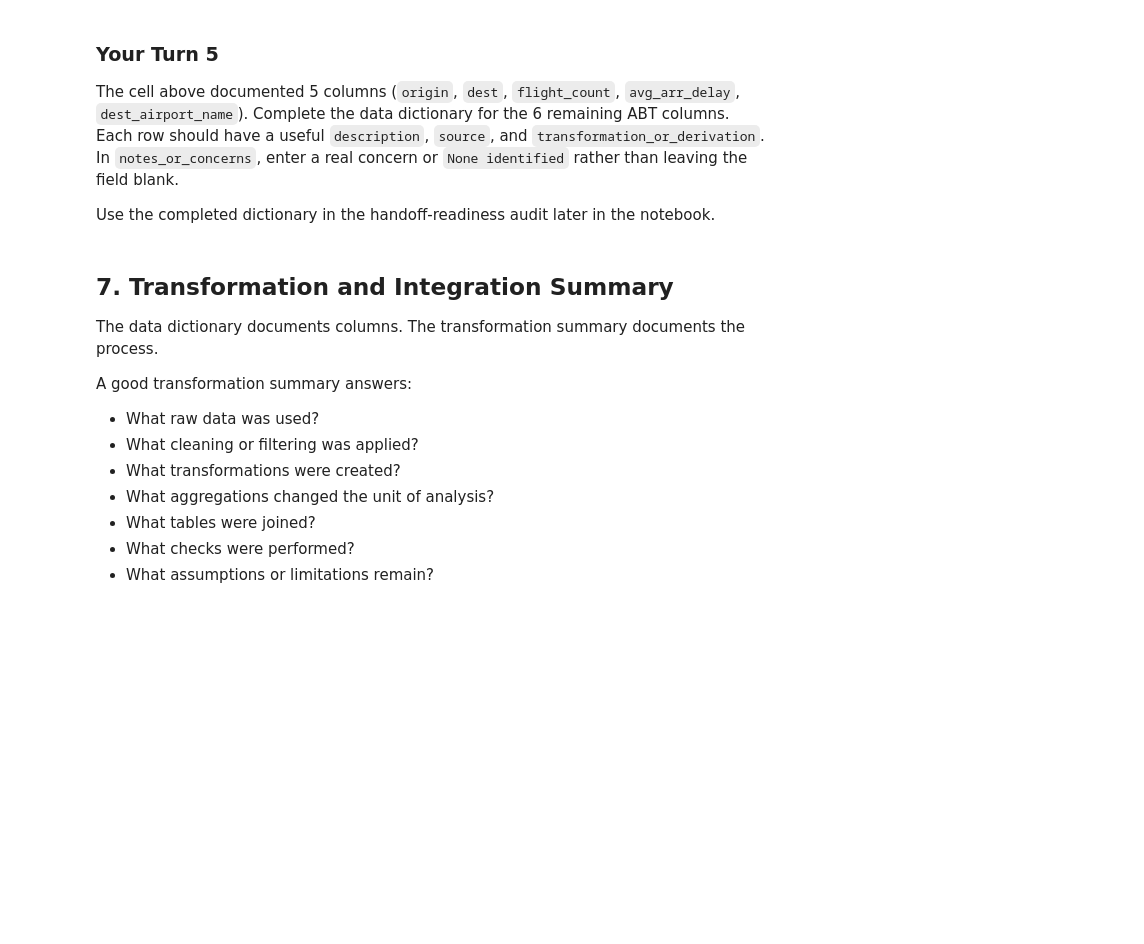
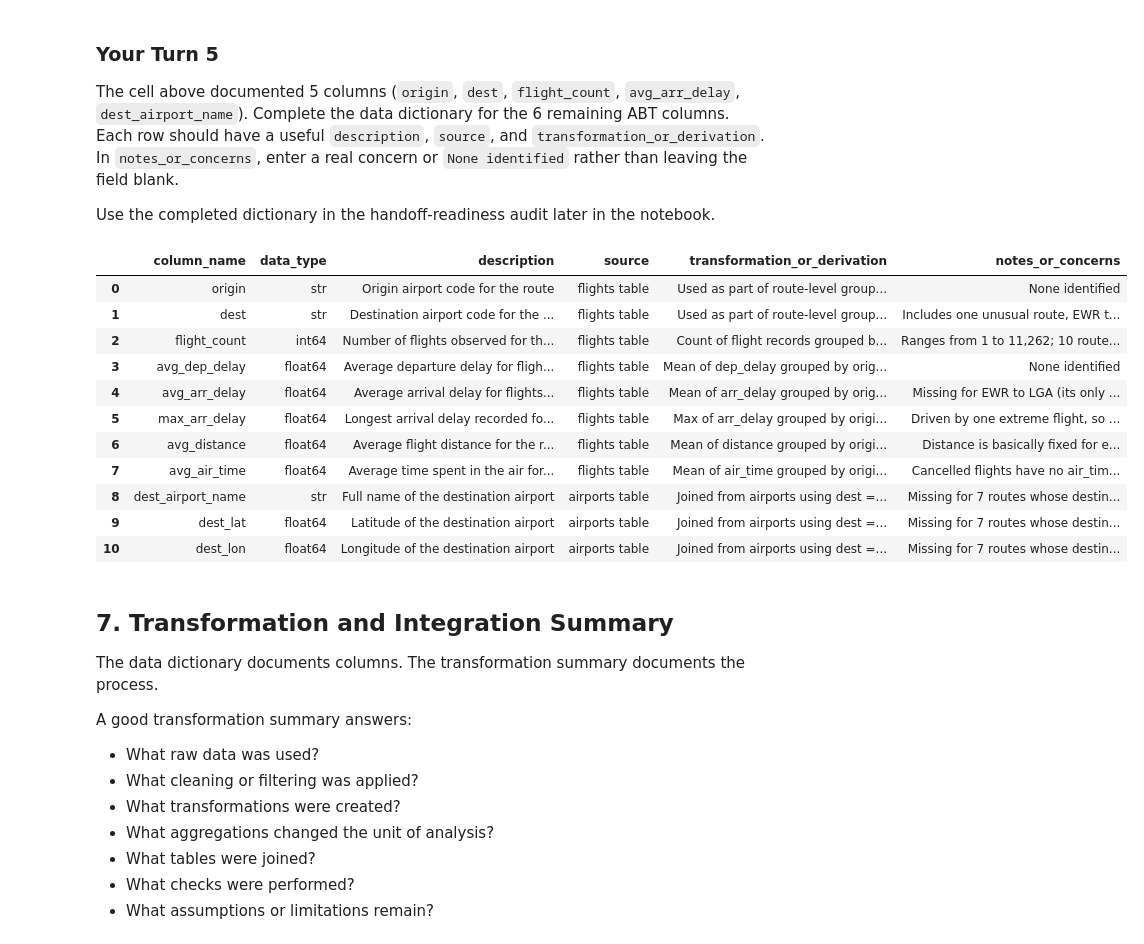
Before and after one commit to gantu2/ban6003-week11-ABT-Documentation-GAntu, a Jupyter notebook: notebooks/module11_abt_documentation_guided_lab.ipynb, the cells around one changed output. Cells and saved outputs as stored; diff of their text form; code cells hidden in the pictures; blank space fills up the shorter version.

```diff
--- a/notebooks/module11_abt_documentation_guided_lab.ipynb
+++ b/notebooks/module11_abt_documentation_guided_lab.ipynb
@@ -404,10 +442,60 @@ Use the completed dictionary in the handoff-readiness audit later in the noteboo
 # %%
 # Your Turn 5 - document every remaining ABT column.
 # Hint: copy this pattern and change the column name and three text values.
 # data_dictionary.loc[
 #     data_dictionary["column_name"] == "column_name_here",
 #     ["description", "source", "transformation_or_derivation", "notes_or_concerns"]
 # ] = ["...", "...", "...", "..."]
+
+
+data_dictionary.loc[
+     data_dictionary["column_name"] == "avg_dep_delay",
+     ["description", "source", "transformation_or_derivation", "notes_or_concerns"]
+ ] = ["Average departure delay for flights on the route, in minutes", "flights table", "Mean of dep_delay grouped by origin and dest", "None identified"]
+
+data_dictionary.loc[
+     data_dictionary["column_name"] == "max_arr_delay",
+     ["description", "source", "transformation_or_derivation", "notes_or_concerns"]
+ ] = ["Longest arrival delay recorded for any single flight on the route, in minutes", "flights table", "Max of arr_delay grouped by origin and dest", "Driven by one extreme flight, so it is sensitive to outliers, less meaningful for routes with very few flights"]
+
+data_dictionary.loc[
+     data_dictionary["column_name"] == "avg_distance",
+     ["description", "source", "transformation_or_derivation", "notes_or_concerns"]
+ ] = ["Average flight distance for the route, in miles", "flights table", "Mean of distance grouped by origin and dest",
+      "Distance is basically fixed for each route, so this is close to the route's actual distance rather than a true average"]
+
+data_dictionary.loc[
+     data_dictionary["column_name"] == "avg_air_time",
+     ["description", "source", "transformation_or_derivation", "notes_or_concerns"]
+ ] = ["Average time spent in the air for flights on the route, in minutes", "flights table", "Mean of air_time grouped by origin and dest",
+      "Cancelled flights have no air_time and are left out of the average; missing for EWR to LGA"]
+
+data_dictionary.loc[
+     data_dictionary["column_name"] == "dest_lat",
+     ["description", "source", "transformation_or_derivation", "notes_or_concerns"]
+ ] = ["Latitude of the destination airport", "airports table", "Joined from airports using dest = faa",
+      "Missing for 7 routes whose destination (BQN, PSE, SJU, STT) is not in the airports table"]
+
+data_dictionary.loc[
+     data_dictionary["column_name"] == "dest_lon",
+     ["description", "source", "transformation_or_derivation", "notes_or_concerns"]
+ ] = ["Longitude of the destination airport", "airports table", "Joined from airports using dest = faa",
+      "Missing for 7 routes whose destination (BQN, PSE, SJU, STT) is not in the airports table"]
+
+data_dictionary
+# %% [output]
+|  | column_name | data_type | description | source | transformation_or_derivation | notes_or_concerns |
+| 0 | origin | str | Origin airport code for the route | flights table | Used as part of route-level group... | None identified |
+| 1 | dest | str | Destination airport code for the ... | flights table | Used as part of route-level group... | Includes one unusual route, EWR t... |
+| 2 | flight_count | int64 | Number of flights observed for th... | flights table | Count of flight records grouped b... | Ranges from 1 to 11,262; 10 route... |
+| 3 | avg_dep_delay | float64 | Average departure delay for fligh... | flights table | Mean of dep_delay grouped by orig... | None identified |
+| 4 | avg_arr_delay | float64 | Average arrival delay for flights... | flights table | Mean of arr_delay grouped by orig... | Missing for EWR to LGA (its only ... |
+| 5 | max_arr_delay | float64 | Longest arrival delay recorded fo... | flights table | Max of arr_delay grouped by origi... | Driven by one extreme flight, so ... |
+| 6 | avg_distance | float64 | Average flight distance for the r... | flights table | Mean of distance grouped by origi... | Distance is basically fixed for e... |
+| 7 | avg_air_time | float64 | Average time spent in the air for... | flights table | Mean of air_time grouped by origi... | Cancelled flights have no air_tim... |
+| 8 | dest_airport_name | str | Full name of the destination airport | airports table | Joined from airports using dest =... | Missing for 7 routes whose destin... |
+| 9 | dest_lat | float64 | Latitude of the destination airport | airports table | Joined from airports using dest =... | Missing for 7 routes whose destin... |
+| 10 | dest_lon | float64 | Longitude of the destination airport | airports table | Joined from airports using dest =... | Missing for 7 routes whose destin... |
 # %% [markdown]
 ## 7. Transformation and Integration Summary
 
```
Also changed, not shown: parts of 15 cells of this notebook, 4 other files.
